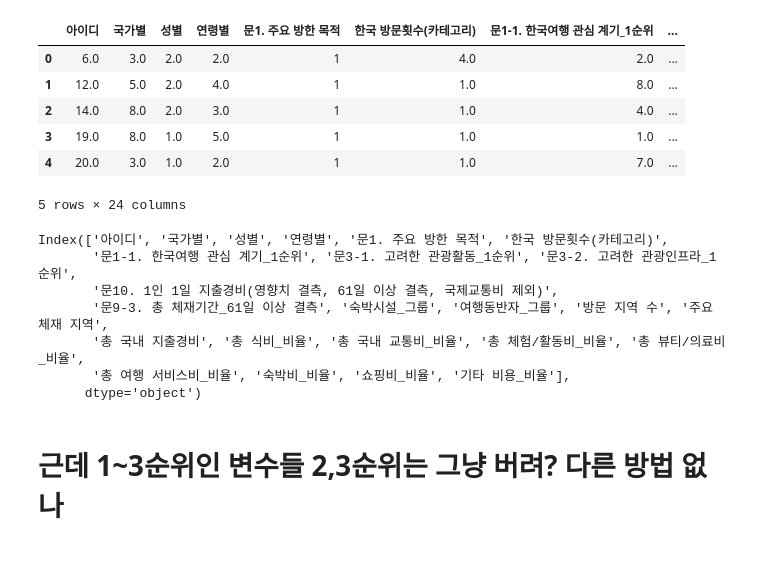
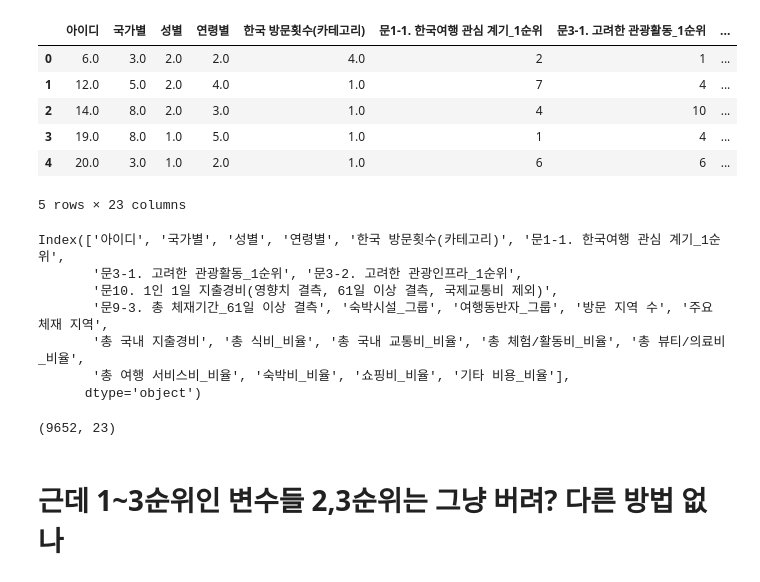
Before and after one commit to mariethecat08/korea-tour-recommender, a Jupyter notebook: notebooks/실험용/Jinyu_EDA_4차.ipynb, the cells around one changed output. Cells and saved outputs as stored; diff of their text form; code cells hidden in the pictures.

```diff
--- a/notebooks/실험용/Jinyu_EDA_4차.ipynb
+++ b/notebooks/실험용/Jinyu_EDA_4차.ipynb
@@ -9,26 +9,30 @@ plt.rc('font', family='Malgun Gothic') # Windows
 # plt.rc('font', family='AppleGothic') # Mac
 plt.rcParams['axes.unicode_minus'] = False # 마이너스 폰트 깨짐 방지
 # %%
-df = pd.read_csv('C:/Users/sopi0/codes/korea-tour-recommender/data/3차_전처리.csv')
+df = pd.read_csv('C:/Users/sopi0/codes/korea-tour-recommender/data/4차_전처리.csv')
 df.head()
 # %% [output]
-|  | 아이디 | 국가별 | 성별 | 연령별 | 문1. 주요 방한 목적 | 한국 방문횟수(카테고리) | 문1-1. 한국여행 관심 계기_1순위 | ... |
-| 0 | 6.0 | 3.0 | 2.0 | 2.0 | 1 | 4.0 | 2.0 | ... |
-| 1 | 12.0 | 5.0 | 2.0 | 4.0 | 1 | 1.0 | 8.0 | ... |
-| 2 | 14.0 | 8.0 | 2.0 | 3.0 | 1 | 1.0 | 4.0 | ... |
-| 3 | 19.0 | 8.0 | 1.0 | 5.0 | 1 | 1.0 | 1.0 | ... |
-| 4 | 20.0 | 3.0 | 1.0 | 2.0 | 1 | 1.0 | 7.0 | ... |
+|  | 아이디 | 국가별 | 성별 | 연령별 | 한국 방문횟수(카테고리) | 문1-1. 한국여행 관심 계기_1순위 | 문3-1. 고려한 관광활동_1순위 | ... |
+| 0 | 6.0 | 3.0 | 2.0 | 2.0 | 4.0 | 2 | 1 | ... |
+| 1 | 12.0 | 5.0 | 2.0 | 4.0 | 1.0 | 7 | 4 | ... |
+| 2 | 14.0 | 8.0 | 2.0 | 3.0 | 1.0 | 4 | 10 | ... |
+| 3 | 19.0 | 8.0 | 1.0 | 5.0 | 1.0 | 1 | 4 | ... |
+| 4 | 20.0 | 3.0 | 1.0 | 2.0 | 1.0 | 6 | 6 | ... |
-5 rows × 24 columns
+5 rows × 23 columns
 # %%
 df.columns
 # %% [output]
-Index(['아이디', '국가별', '성별', '연령별', '문1. 주요 방한 목적', '한국 방문횟수(카테고리)',
-       '문1-1. 한국여행 관심 계기_1순위', '문3-1. 고려한 관광활동_1순위', '문3-2. 고려한 관광인프라_1순위',
+Index(['아이디', '국가별', '성별', '연령별', '한국 방문횟수(카테고리)', '문1-1. 한국여행 관심 계기_1순위',
+       '문3-1. 고려한 관광활동_1순위', '문3-2. 고려한 관광인프라_1순위',
        '문10. 1인 1일 지출경비(영향치 결측, 61일 이상 결측, 국제교통비 제외)',
        '문9-3. 총 체재기간_61일 이상 결측', '숙박시설_그룹', '여행동반자_그룹', '방문 지역 수', '주요 체재 지역',
        '총 국내 지출경비', '총 식비_비율', '총 국내 교통비_비율', '총 체험/활동비_비율', '총 뷰티/의료비_비율',
        '총 여행 서비스비_비율', '숙박비_비율', '쇼핑비_비율', '기타 비용_비율'],
       dtype='object')
+# %%
+df.shape
+# %% [output]
+(9652, 23)
 # %%
 tmp = pd.read_csv('C:/Users/sopi0/codes/korea-tour-recommender/data/만족도조사.csv')
 # %% [markdown]
```
Also changed, not shown: parts of 1 cell of this notebook, 3 other files.
